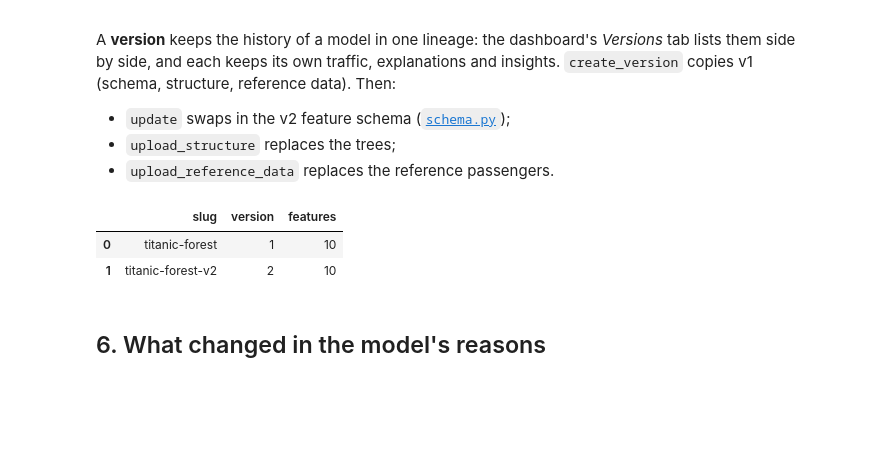
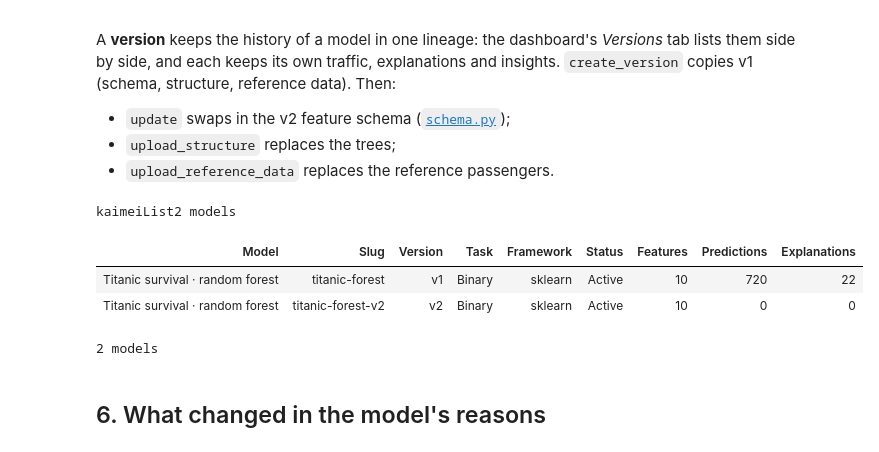
Before and after one commit to KaimeiAI/titanic-kaimei-example, a Jupyter notebook: notebooks/03-improve-and-version.ipynb, the cells around one changed output. Cells and saved outputs as stored; diff of their text form; code cells hidden in the pictures; blank space fills up the shorter version.

```diff
--- a/notebooks/03-improve-and-version.ipynb
+++ b/notebooks/03-improve-and-version.ipynb
@@ -156,19 +156,20 @@ A **version** keeps the history of a model in one lineage: the dashboard's *Vers
 # %%
 delete_if_exists(client, FOREST_V2)  # running this notebook again replaces version 2
 version = client.models.create_version(
     FOREST, version="2", slug=FOREST_V2, name="Titanic survival · random forest",
     description="v2: fare per person, age from title (+ AgeKnown), ticket size instead of family size.",
 )
 client.models.update(FOREST_V2, features=FEATURES_V2)
 client.models.upload_structure(FOREST_V2, forest_v2, feature_names=COLUMNS_V2)
 client.models.upload_reference_data(FOREST_V2, rows=to_rows(v2.passengers), labels=list(v2.survived))
 
-pd.DataFrame([{"slug": v.slug, "version": v.version, "features": len(v.features)}
-              for v in client.models.versions(FOREST).data])
+client.models.versions(FOREST)  # the lineage, as on the dashboard's Versions tab
 # %% [output]
+kaimeiList2 models
-|  | slug | version | features |
-| 0 | titanic-forest | 1 | 10 |
-| 1 | titanic-forest-v2 | 2 | 10 |
+| Model | Slug | Version | Task | Framework | Status | Features | Predictions | Explanations |
+| Titanic survival · random forest | titanic-forest | v1 | Binary | sklearn | Active | 10 | 720 | 22 |
+| Titanic survival · random forest | titanic-forest-v2 | v2 | Binary | sklearn | Active | 10 | 0 | 0 |
+2 models
 # %% [markdown]
 ## 6. What changed in the model's reasons
 # %%
```
Also changed, not shown: 4 other files.
